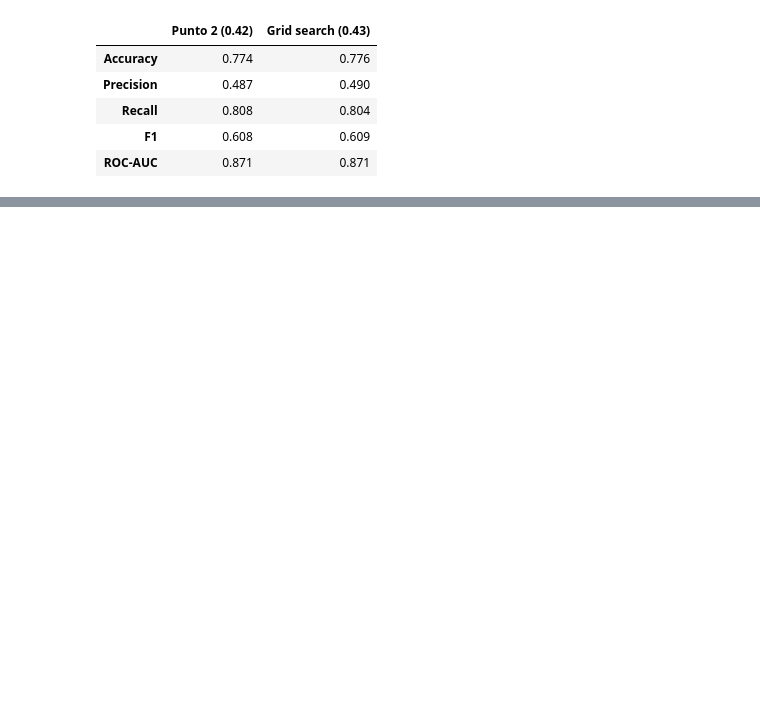
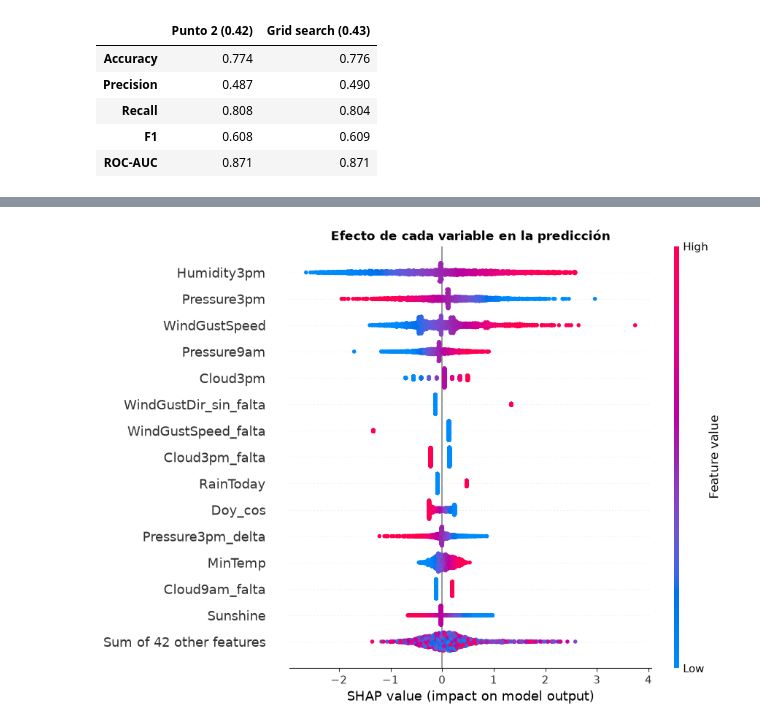
Before and after one commit to Guillerminav/TP_AA1_Arias_Bousono_Casariego, a Jupyter notebook: TP_2/TP-clasificacion-AA1.ipynb, the cells around one changed output, grey strips where cells are left out. Saved outputs shown, nothing was run; the diff lists cells and outputs as text; code cells hidden in the pictures; blank space fills up the shorter version.

```diff
--- a/TP_2/TP-clasificacion-AA1.ipynb
+++ b/TP_2/TP-clasificacion-AA1.ipynb
@@ -1013,0 +1109,6 @@ pd.DataFrame({f'Punto 2 ({umbral_elegido:.2f})': calcular_metricas(y_val, prob_v
+# %%
+shap.plots.beeswarm(sv, max_display=15, show=False)
+plt.title('Efecto de cada variable en la predicción', fontweight='bold')
+plt.show()
+# %% [output]
+[figure, added]
```
Also changed, not shown: parts of 14 cells of this notebook.
